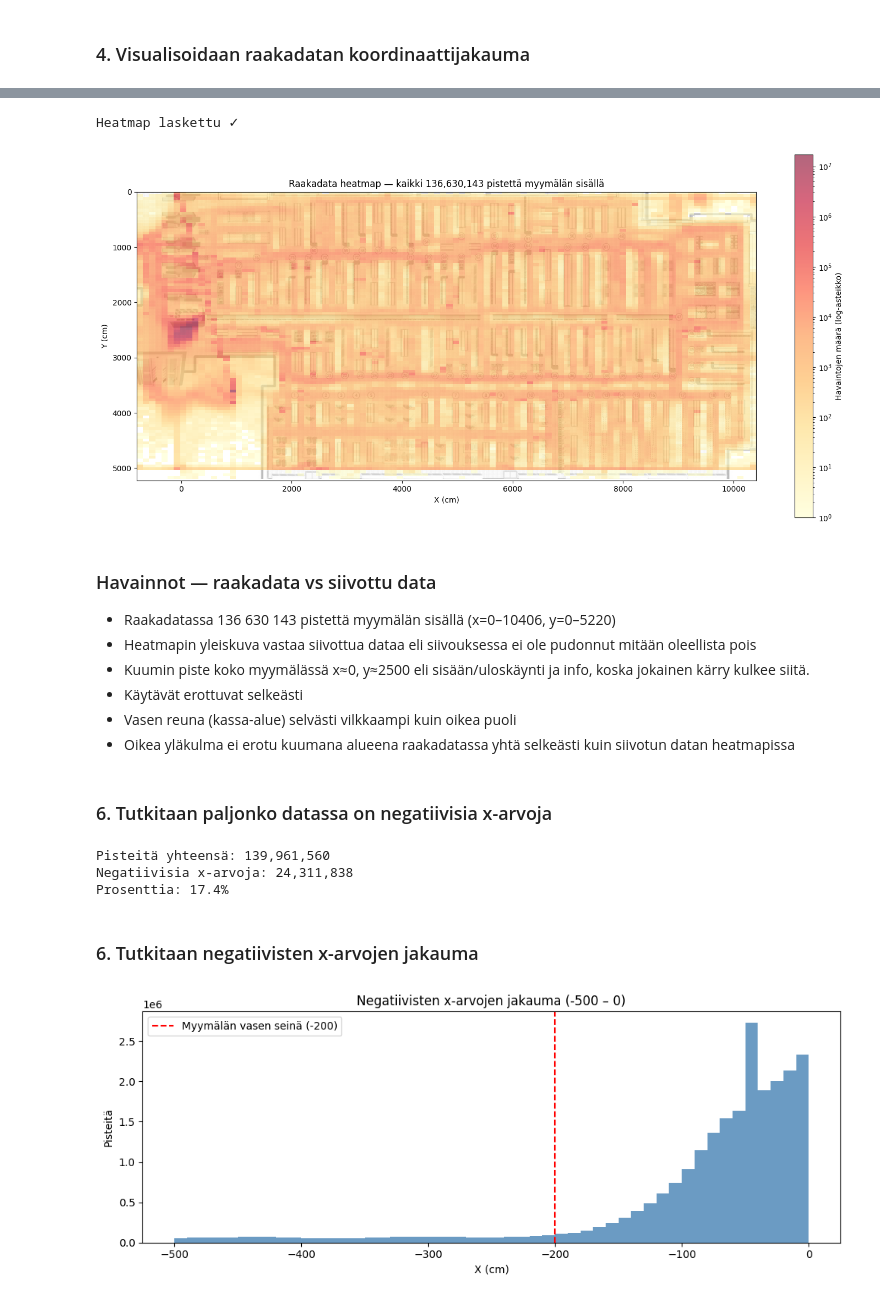
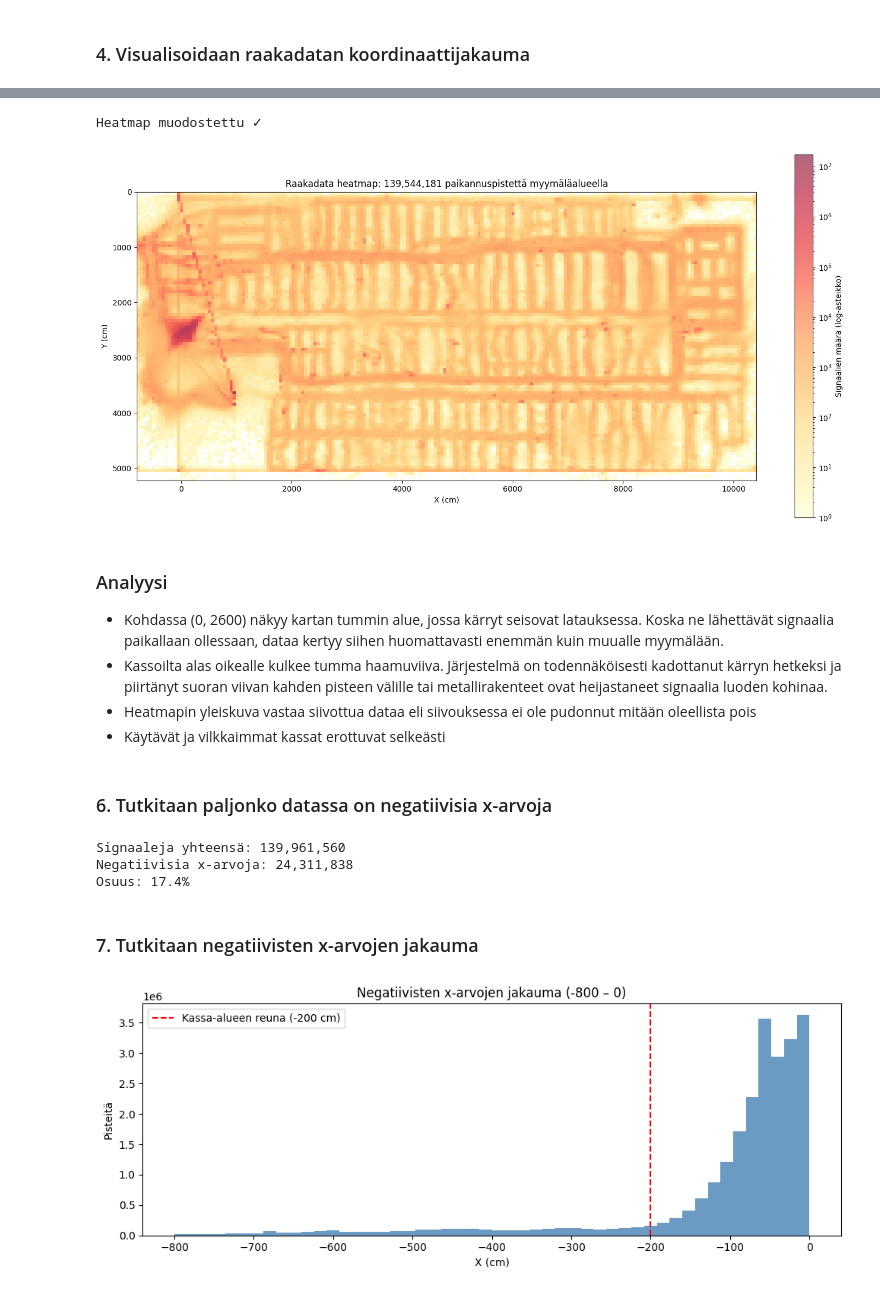
Before and after one commit to Papacker/shopping-cart-analytics, a Jupyter notebook: notebooks/raakadata.ipynb, the cells around one changed output, grey strips where cells are left out. Cells and saved outputs as stored; diff of their text form; code cells hidden in the pictures.

Commit message:
kattavammat analyysit raakadatasta ja poistetusta datasta

```diff
--- a/notebooks/raakadata.ipynb
+++ b/notebooks/raakadata.ipynb
@@ -72,7 +88,7 @@ for f in raw_files:
 
     total = len(df)
     duplicates = df.duplicated().sum()
-    outside = ((df["x"] < 0) | (df["x"] > store_max_x) |
+    outside = ((df["x"] < -800) | (df["x"] > store_max_x) |
                (df["y"] < 0) | (df["y"] > store_max_y)).sum()
 
     summary.append({
@@ -220,7 +241,7 @@ plt.show()
 ### 4. Visualisoidaan raakadatan koordinaattijakauma
 # %%
 # Lasketaan histogrammiarvot tiedosto kerrallaan
-bins_x = np.linspace(-200, store_max_x, 51)  # 50 pylvästä
+bins_x = np.linspace(-800, store_max_x, 51)  # 50 pylvästä
 bins_y = np.linspace(0, store_max_y, 51)
 
 counts_x = np.zeros(50)
@@ -235,7 +256,7 @@ for f in raw_files:
     )
 
     inside = df[
-        (df["x"] >= -200) & (df["x"] <= store_max_x) &
+        (df["x"] >= -800) & (df["x"] <= store_max_x) &
         (df["y"] >= 0) & (df["y"] <= store_max_y)
     ]
 
@@ -245,18 +266,18 @@ for f in raw_files:
 
     del df, inside
 
-print(f"Pisteitä myymälän sisällä: {total_inside:,}")
+print(f"Pisteitä myymäläalueella: {total_inside:,}")
 
-# Piirretään
+# Piirretään pylväsdiagrammi
 fig, axes = plt.subplots(1, 2, figsize=(14, 5))
 
 axes[0].bar(bins_x[:-1], counts_x, width=np.diff(bins_x), color="steelblue", alpha=0.8, align="edge")
-axes[0].axvline(-200, color="red", linestyle="--", lw=1.5, label="Kassan raja (-200)")
+axes[0].axvline(-200, color="red", linestyle="--", lw=1.5, label="Kassa-alueen reuna (-200)")
 axes[0].axvline(0, color="blue", linestyle="--", lw=1.5, label="Kassojen keskilinja (0)")
 axes[0].set_xlabel("X (cm)")
 axes[0].set_ylabel("Pisteitä")
 axes[0].set_title("X-koordinaattien jakauma")
-axes[0].set_xlim(-200, store_max_x)
+axes[0].set_xlim(-800, store_max_x)
 axes[0].legend(fontsize=8)
 
 axes[1].bar(bins_y[:-1], counts_y, width=np.diff(bins_y), color="darkorange", alpha=0.8, align="edge")
@@ -265,7 +286,7 @@ axes[1].set_ylabel("Pisteitä")
 axes[1].set_title("Y-koordinaattien jakauma")
 axes[1].set_xlim(0, store_max_y)
 
-plt.suptitle("Raakadatan koordinaattijakaumat myymälän sisällä")
+plt.suptitle("Signaalien koordinaattijakaumat myymäläalueella")
 plt.tight_layout()
 plt.show()
 # %% [output]
@@ -312,12 +331,11 @@ EXT: [-800, 10406, 5199, 0]
 # Ladataan pohjakartta
 img_path = os.path.join(project_root, "kauppa.jpg")
 img = Image.open(img_path)
-EXT = [img_x_min, img_x_max, img_y_max, img_y_min]
 
 # Lasketaan 2D-histogrammi tiedosto kerrallaan
-bins_x = np.linspace(img_x_min, img_x_max, 101)
-bins_y = np.linspace(0, store_max_y, 101)
-heatmap = np.zeros((100, 100))
+bins_x = np.linspace(img_x_min, img_x_max, 201)
+bins_y = np.linspace(img_y_min, img_y_max, 101)
+heatmap = np.zeros((len(bins_y) - 1, len(bins_x) - 1))
 
 for f in raw_files:
     df = pd.read_csv(
@@ -328,7 +346,7 @@ for f in raw_files:
 
     inside = df[
          (df["x"] >= img_x_min) & (df["x"] <= img_x_max) &
-         (df["y"] >= 0) & (df["y"] <= store_max_y)
+         (df["y"] >= img_y_min) & (df["y"] <= img_y_max)
     ]
 
     h, _, _ = np.histogram2d(inside["x"], inside["y"], bins=[bins_x, bins_y])
@@ -341,7 +359,7 @@ print(f"Heatmap muodostettu ✓")
 # Piirretään
 fig, ax = plt.subplots(figsize=(15, 7))
 
-ax.imshow(img, extent=EXT, aspect="equal", alpha=0.5)
+ax.imshow(heatmap, extent=EXT, origin='upper', cmap='YlOrRd', alpha=0.4, norm=LogNorm(vmin=10, vmax=heatmap.max()))
 
 im = ax.imshow(
     heatmap,
@@ -353,25 +371,23 @@ im = ax.imshow(
     aspect="equal"
 )
 
-plt.colorbar(im, ax=ax, label="Havaintojen määrä (log-asteikko)")
+plt.colorbar(im, ax=ax, label="Signaalien määrä (log-asteikko)")
 ax.set_xlim(img_x_min, img_x_max)
-ax.set_ylim(store_max_y, 0)
+ax.set_ylim(img_y_max, img_y_min)
 ax.set_xlabel("X (cm)")
 ax.set_ylabel("Y (cm)")
-ax.set_title(f"Raakadata heatmap — kaikki {total_inside:,} pistettä myymälän sisällä")
+ax.set_title(f"Raakadata heatmap: {total_inside:,} paikannuspistettä myymäläalueella")
 plt.tight_layout()
 plt.show()
 # %% [output]
-Heatmap laskettu ✓
+Heatmap muodostettu ✓
-[figure, old version]
+[figure, new version]
 # %% [markdown]
-### Havainnot — raakadata vs siivottu data
-- Raakadatassa 136 630 143 pistettä myymälän sisällä (x=0–10406, y=0–5220)
+### Analyysi
+- Kohdassa (0, 2600) näkyy kartan tummin alue, jossa kärryt seisovat latauksessa. Koska ne lähettävät signaalia paikallaan ollessaan, dataa kertyy siihen huomattavasti enemmän kuin muualle myymälään.
+- Kassoilta alas oikealle kulkee tumma haamuviiva. Järjestelmä on todennäköisesti kadottanut kärryn hetkeksi ja piirtänyt suoran viivan kahden pisteen välille tai metallirakenteet ovat heijastaneet signaalia luoden kohinaa.
 - Heatmapin yleiskuva vastaa siivottua dataa eli siivouksessa ei ole pudonnut mitään oleellista pois
-- Kuumin piste koko myymälässä x≈0, y≈2500 eli sisään/uloskäynti ja info, koska jokainen kärry kulkee siitä.
-- Käytävät erottuvat selkeästi
-- Vasen reuna (kassa-alue) selvästi vilkkaampi kuin oikea puoli
-- Oikea yläkulma ei erotu kuumana alueena raakadatassa yhtä selkeästi kuin siivotun datan heatmapissa
+- Käytävät ja vilkkaimmat kassat erottuvat selkeästi
 # %% [markdown]
 ### 6. Tutkitaan paljonko datassa on negatiivisia x-arvoja
 # %%
@@ -389,39 +405,39 @@ for f in raw_files:
     total_count += len(df)
     del df
 
-print(f"Pisteitä yhteensä: {total_count:,}")
+print(f"Signaaleja yhteensä: {total_count:,}")
 print(f"Negatiivisia x-arvoja: {negative_x_count:,}")
-print(f"Prosenttia: {round(negative_x_count / total_count * 100, 1)}%")
+print(f"Osuus: {round(negative_x_count / total_count * 100, 1)}%")
 # %% [output]
-Pisteitä yhteensä: 139,961,560
+Signaaleja yhteensä: 139,961,560
 Negatiivisia x-arvoja: 24,311,838
-Prosenttia: 17.4%
+Osuus: 17.4%
 # %% [markdown]
-### 6. Tutkitaan negatiivisten x-arvojen jakauma
+### 7. Tutkitaan negatiivisten x-arvojen jakauma
 # %%
 # Tutkitaan negatiivisten x-arvojen jakauma
-bins_neg = np.linspace(-500, 0, 51)
+bins_neg = np.linspace(-800, 0, 51)
 counts_neg = np.zeros(50)
 
 for f in raw_files:
     df = pd.read_csv(
         f,
         usecols=["x"],
         dtype={"x": float}
     )
 
-    neg = df[(df["x"] >= -500) & (df["x"] < 0)]
+    neg = df[(df["x"] >= -800) & (df["x"] < 0)]
     counts_neg += np.histogram(neg["x"], bins=bins_neg)[0]
     del df, neg
 
 fig, ax = plt.subplots(figsize=(10, 4))
 ax.bar(bins_neg[:-1], counts_neg, width=np.diff(bins_neg), color="steelblue", alpha=0.8, align="edge")
 ax.set_xlabel("X (cm)")
 ax.set_ylabel("Pisteitä")
-ax.set_title("Negatiivisten x-arvojen jakauma (-500 – 0)")
-ax.axvline(-200, color="red", linestyle="--", lw=1.5, label="Myymälän vasen seinä (-200)")
+ax.set_title("Negatiivisten x-arvojen jakauma (-800 – 0)")
+ax.axvline(-200, color="red", linestyle="--", lw=1.5, label="Kassa-alueen reuna (-200 cm)")
 ax.legend()
 plt.tight_layout()
 plt.show()
 # %% [output]
-[figure, old version]
+[figure, new version]
```
Also changed, not shown: parts of 30 cells of this notebook, 1 other file.
